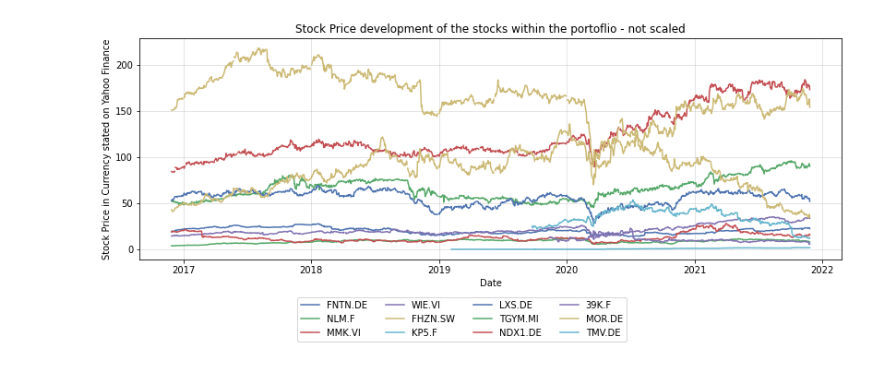
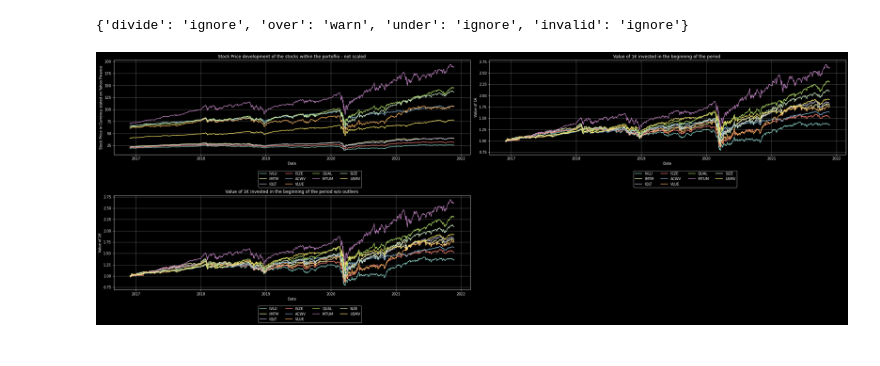
Before and after one commit to kirillstepanovv/Python-for-Finance, a Jupyter notebook: Portfolio Optimization /Optimized FS Invest Portfolio /FS_Invest_Optimization.ipynb, the cells around one changed output. Saved outputs shown, nothing was run; the diff lists cells and outputs as text; code cells hidden in the pictures.

```diff
--- a/Portfolio Optimization /Optimized FS Invest Portfolio /FS_Invest_Optimization.ipynb
+++ b/Portfolio Optimization /Optimized FS Invest Portfolio /FS_Invest_Optimization.ipynb
@@ -3,20 +3,25 @@ import pandas as pd
 import math
 %matplotlib inline
 import matplotlib.pyplot as plt
+from matplotlib import style
+style.use('dark_background')
 import bt
 from bt.core import Algo
 from pypfopt.expected_returns import mean_historical_return
 from pypfopt.efficient_frontier import EfficientFrontier
 from pypfopt.risk_models import risk_matrix
-from pypfopt import black_litterman, risk_models
-from pypfopt import BlackLittermanModel, plotting
 import numpy as np
-from math import sqrt
 from datetime import datetime
 from pandas_datareader import data as wb
 import datetime as dt
+np.seterr(divide='ignore', invalid='ignore')
+# %% [output]
+{'divide': 'ignore', 'over': 'warn', 'under': 'ignore', 'invalid': 'ignore'}
 # %%
-main_tickers = ['FNTN.DE', 'NLM.F', 'MMK.VI', 'WIE.VI', 'FHZN.SW', 'KP5.F', 'LXS.DE', 'TGYM.MI', 'NDX1.DE', '39K.F', 'MOR.DE', 'TMV.DE'] #Data is imported from yahoo finance in the currency stated there
+#main_tickers = ['FNTN.DE', 'NLM.F', 'MMK.VI', 'WIE.VI', 'FHZN.SW', 'KP5.F', 'LXS.DE', 'TGYM.MI', 'NDX1.DE', '39K.F', 'MOR.DE'] # , 'TMV.DE' #Data is imported from yahoo finance in the currency stated there
+#main_tickers = ['VLUE', 'QUAL', 'MTUM', 'SIZE', 'USMV']
+#main_tickers = ['IVLU', 'IMTM', 'IQLT', 'ISZE', 'ACWV']
+main_tickers = ['IVLU', 'IMTM', 'IQLT', 'ISZE', 'ACWV', 'VLUE', 'QUAL', 'MTUM', 'SIZE', 'USMV' ]
 today = dt.date.today()
 start_date_input = today - dt.timedelta(days=365*5) #importing data five years back
 # %%
@@ -30,17 +35,36 @@ def import_stock_data(tickers, start, end = datetime.today().strftime('%Y-%m-%d'
             data[t] = wb.DataReader(t, data_source='yahoo', start = start)['Adj Close']
     return(data)
 
-data = import_stock_data(tickers = main_tickers, start = start_date_input)
+data = import_stock_data(tickers = main_tickers, start = start_date_input).dropna()
 # %%
 columns = data.columns
 fig, ax = plt.subplots(figsize=(30,15))
 plt.subplot(3,2,1)
 for col in columns:
     plt.plot(data[col])
     plt.xlabel('Date')
     plt.ylabel('Stock Price in Currency stated on Yahoo Finance')
     plt.title('Stock Price development of the stocks within the portoflio - not scaled')
     plt.grid(alpha = 0.4)
     plt.legend(columns, ncol=4, fancybox=True, bbox_to_anchor=(0.70, -0.15))
+
+plt.subplot(3,2,2)
+plt.plot((data.pct_change() + 1).cumprod()) # value of 1€ invested in the beginning of the period
+plt.xlabel('Date')
+plt.ylabel('Value of 1€')
+plt.title('Value of 1€ invested in the beginning of the period ')
+plt.grid(alpha = 0.4)
+plt.legend(columns, ncol=4, fancybox=True, bbox_to_anchor=(0.70, -0.15))
+
+#Removing outlier to see the returns better
+plt.subplot(3,2,3)
+plt.plot(((data.loc[:, data.columns!='KP5.F']).pct_change()+1).cumprod()) # value of 1€ invested in the beginning of the period
+plt.xlabel('Date')
+plt.ylabel('Value of 1€')
+plt.title('Value of 1€ invested in the beginning of the period w/o outliers')
+plt.grid(alpha = 0.4)
+plt.legend(columns, ncol=4, fancybox=True, bbox_to_anchor=(0.70, -0.15))
+
+plt.tight_layout()
 # %% [output]
-[figure, old version]
+[figure, new version]
```
Also changed, not shown: parts of 7 cells of this notebook.
